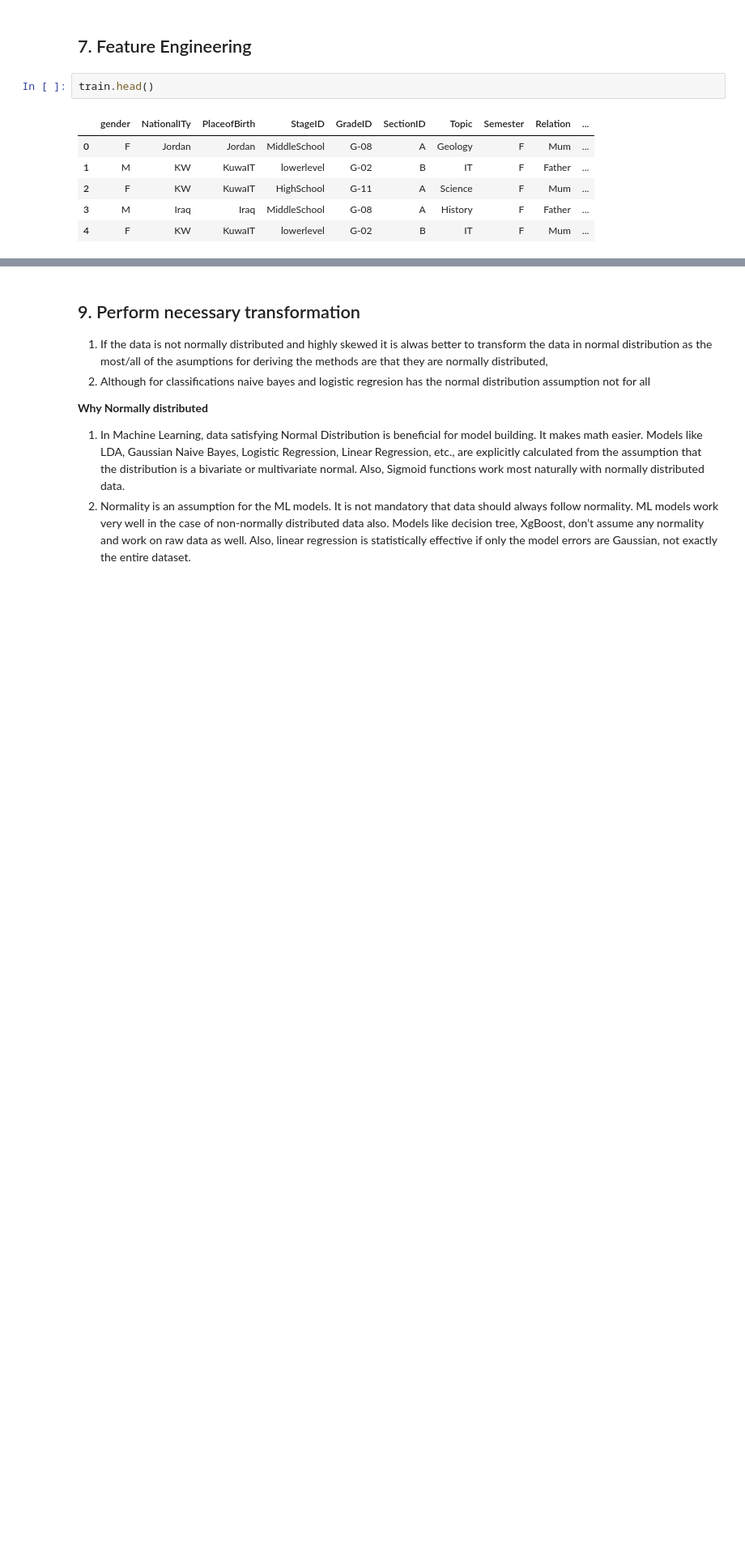
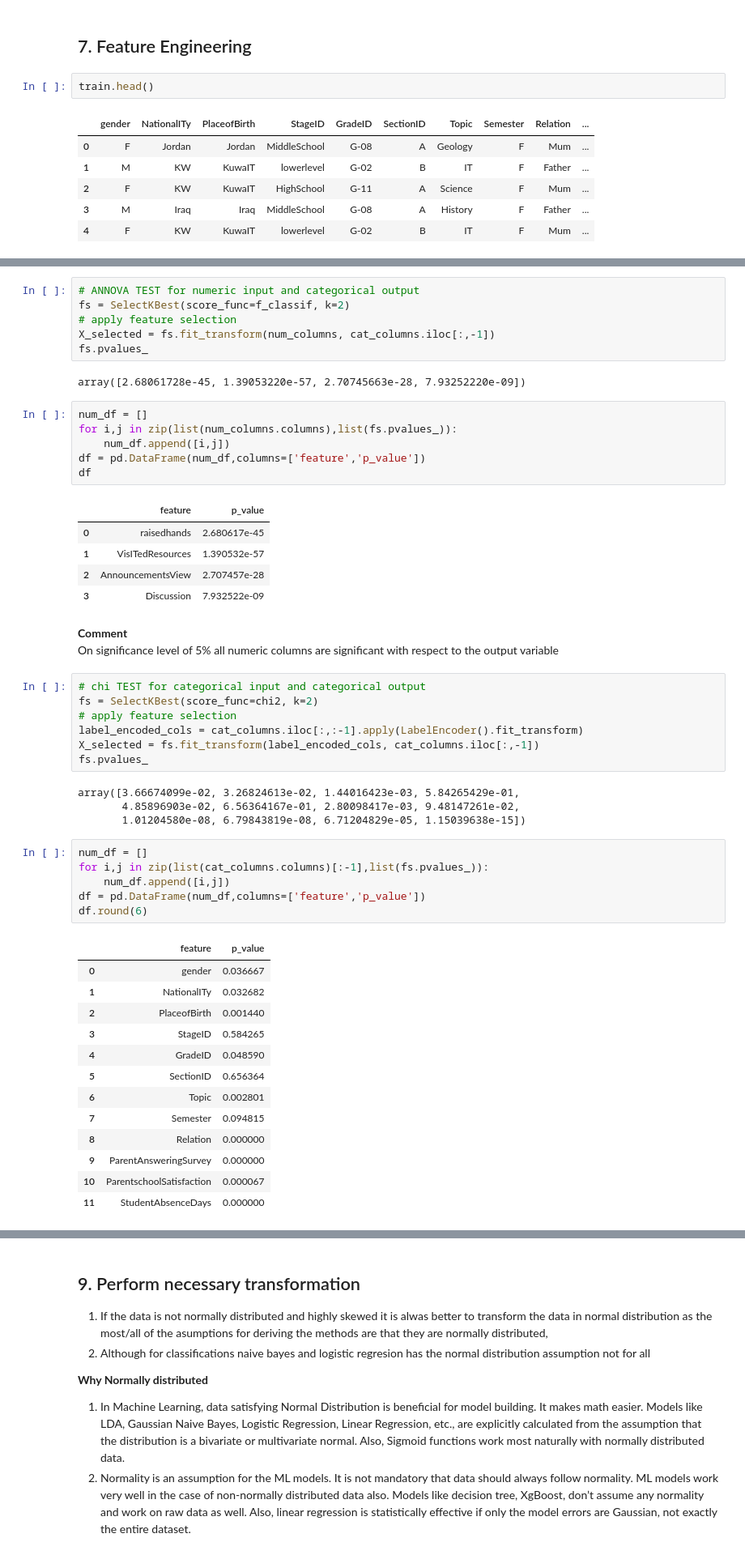
Before and after one commit to himanshudce/ML, a Jupyter notebook: Pre_Processing.ipynb, the cells around one changed output, grey strips where cells are left out. Shown at 81% size. Saved outputs shown, nothing was run; the diff lists cells and outputs as text; blank space fills up the shorter version.

```diff
--- a/Pre_Processing.ipynb
+++ b/Pre_Processing.ipynb
@@ -465,0 +492,54 @@ Comments - We don't think we can introduce any new feature here which will be mo
+# %%
+# ANNOVA TEST for numeric input and categorical output
+fs = SelectKBest(score_func=f_classif, k=2)
+# apply feature selection
+X_selected = fs.fit_transform(num_columns, cat_columns.iloc[:,-1])
+fs.pvalues_
+# %% [output]
+array([2.68061728e-45, 1.39053220e-57, 2.70745663e-28, 7.93252220e-09])
+# %%
+num_df = []
+for i,j in zip(list(num_columns.columns),list(fs.pvalues_)):
+    num_df.append([i,j])
+df = pd.DataFrame(num_df,columns=['feature','p_value'])
+df
+# %% [output]
+|  | feature | p_value |
+| 0 | raisedhands | 2.680617e-45 |
+| 1 | VisITedResources | 1.390532e-57 |
+| 2 | AnnouncementsView | 2.707457e-28 |
+| 3 | Discussion | 7.932522e-09 |
+# %% [markdown]
+**Comment**\
+On significance level of 5% all numeric columns are significant with respect to the output variable
+# %%
+# chi TEST for categorical input and categorical output
+fs = SelectKBest(score_func=chi2, k=2)
+# apply feature selection
+label_encoded_cols = cat_columns.iloc[:,:-1].apply(LabelEncoder().fit_transform)
+X_selected = fs.fit_transform(label_encoded_cols, cat_columns.iloc[:,-1])
+fs.pvalues_
+# %% [output]
+array([3.66674099e-02, 3.26824613e-02, 1.44016423e-03, 5.84265429e-01,
+       4.85896903e-02, 6.56364167e-01, 2.80098417e-03, 9.48147261e-02,
+       1.01204580e-08, 6.79843819e-08, 6.71204829e-05, 1.15039638e-15])
+# %%
+num_df = []
+for i,j in zip(list(cat_columns.columns)[:-1],list(fs.pvalues_)):
+    num_df.append([i,j])
+df = pd.DataFrame(num_df,columns=['feature','p_value'])
+df.round(6)
+# %% [output]
+|  | feature | p_value |
+| 0 | gender | 0.036667 |
+| 1 | NationalITy | 0.032682 |
+| 2 | PlaceofBirth | 0.001440 |
+| 3 | StageID | 0.584265 |
+| 4 | GradeID | 0.048590 |
+| 5 | SectionID | 0.656364 |
+| 6 | Topic | 0.002801 |
+| 7 | Semester | 0.094815 |
+| 8 | Relation | 0.000000 |
+| 9 | ParentAnsweringSurvey | 0.000000 |
+| 10 | ParentschoolSatisfaction | 0.000067 |
+| 11 | StudentAbsenceDays | 0.000000 |
```
Also changed, not shown: parts of 17 cells of this notebook, 10 other files.
